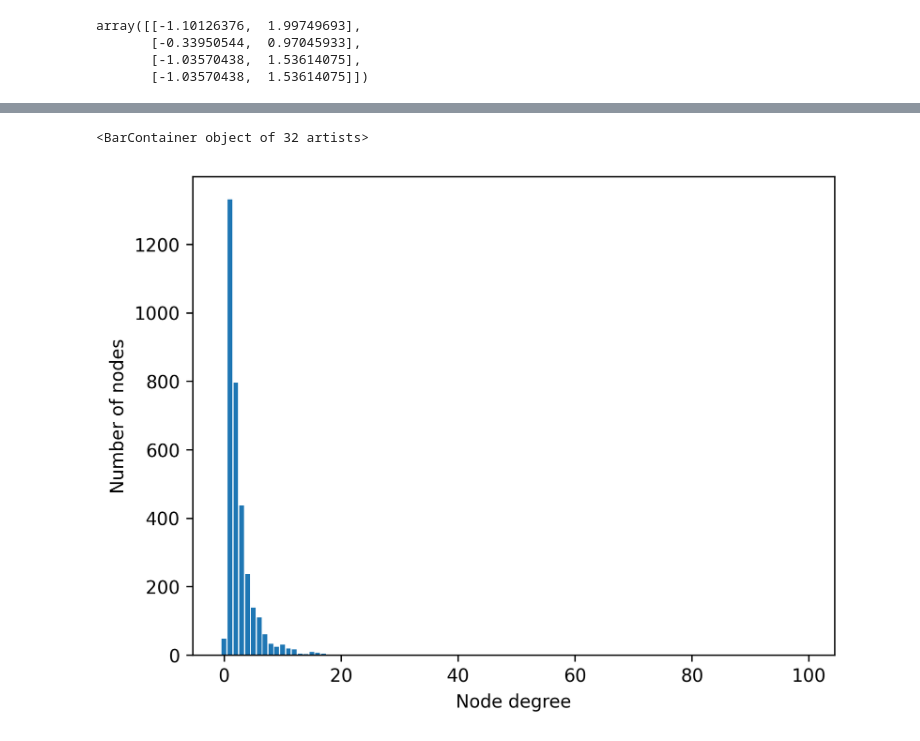
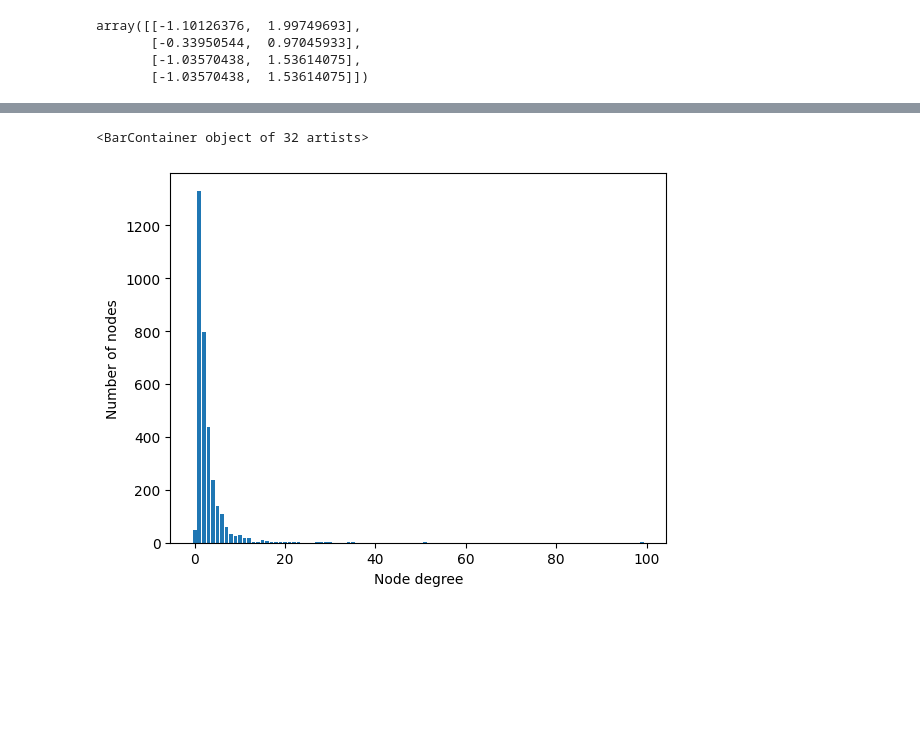
Before and after one commit to PacktPublishing/Hands-On-Graph-Neural-Networks-Using-Python, a Jupyter notebook: ch7/chapter7.ipynb, the cells around one changed output, grey strips where cells are left out. Cells and saved outputs as stored; diff of their text form; code cells hidden in the pictures; blank space fills up the shorter version.

```diff
--- a/ch7/chapter7.ipynb
+++ b/ch7/chapter7.ipynb
@@ -204,22 +195,22 @@ Data(x=[3327, 3703], edge_index=[2, 9104], y=[3327], train_mask=[3327], val_mask
 # %%
 import matplotlib.pyplot as plt
 from torch_geometric.utils import degree
 from collections import Counter
 
 # Get list of degrees for each node
 degrees = degree(dataset[0].edge_index[0]).numpy()
 
 # Count the number of nodes for each degree
 numbers = Counter(degrees)
 
 # Bar plot
-fig, ax = plt.subplots(dpi=300)
+fig, ax = plt.subplots()
 ax.set_xlabel('Node degree')
 ax.set_ylabel('Number of nodes')
 plt.bar(numbers.keys(), numbers.values())
 # %% [output]
 <BarContainer object of 32 artists>
-[figure, old version]
+[figure, new version]
 # %%
 # Create the Vanilla GNN model
 gat = GAT(dataset.num_features, 16, dataset.num_classes)
```
Also changed, not shown: parts of 4 cells of this notebook, 9 other files.
